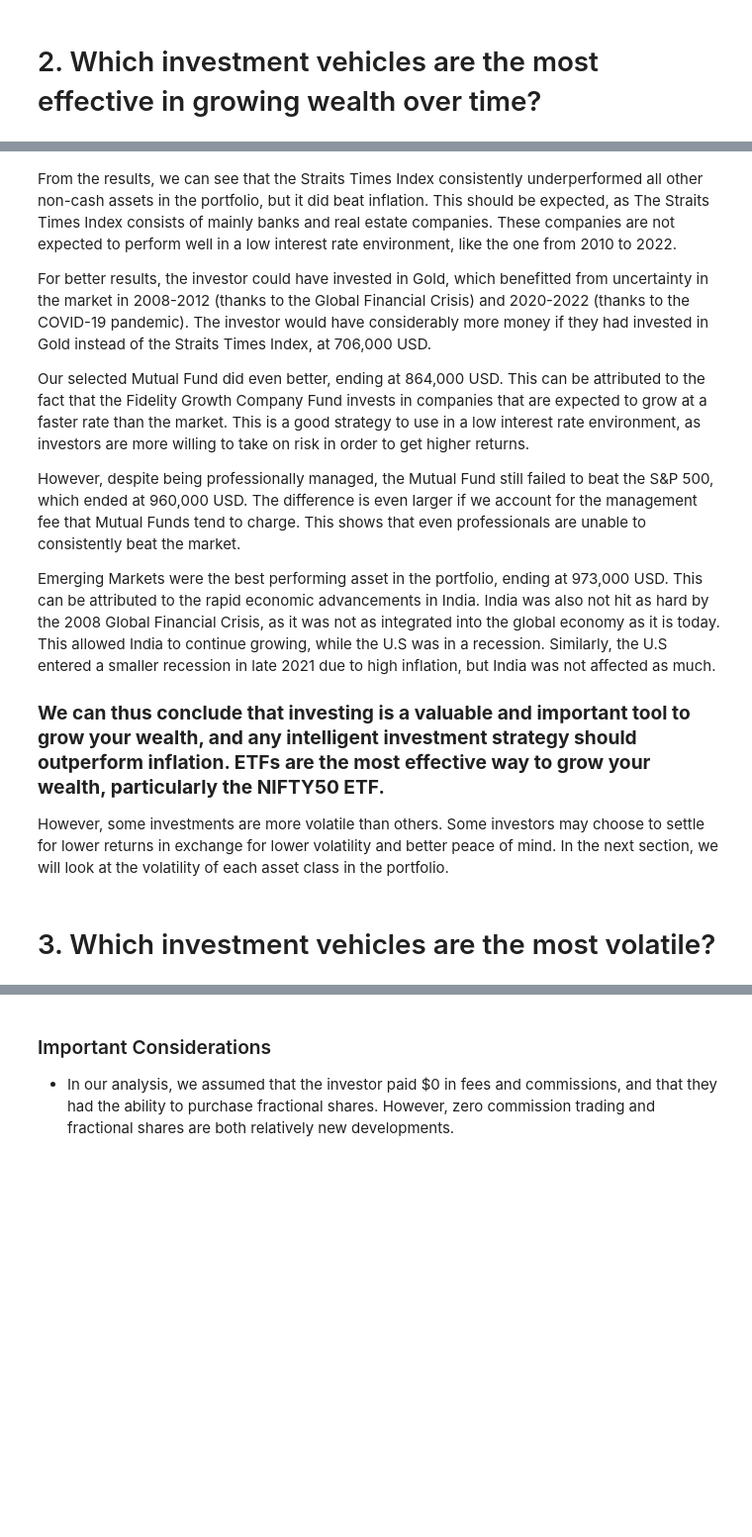
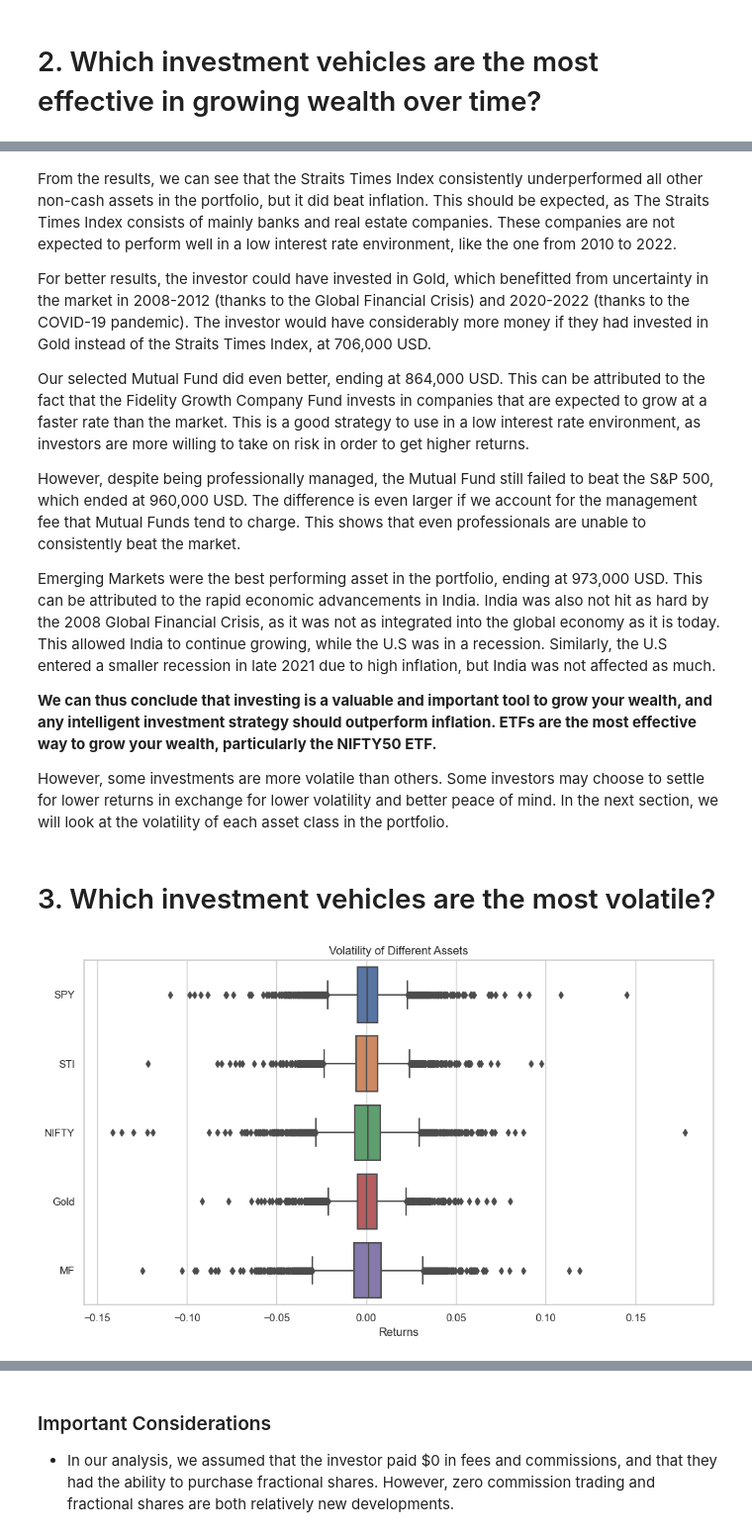
Before and after one commit to ConfuseIous/PDS-CA2, a Jupyter notebook: Main.ipynb, the cells around one changed output, grey strips where cells are left out. Shown at 99% size. Drawn from its saved outputs; the diff is of its cells as text; code cells hidden in the pictures; blank space fills up the shorter version.

```diff
--- a/Main.ipynb
+++ b/Main.ipynb
@@ -451,8 +450,28 @@ However, despite being professionally managed, the Mutual Fund still failed to b
 
 Emerging Markets were the best performing asset in the portfolio, ending at 973,000 USD. This can be attributed to the rapid economic advancements in India. India was also not hit as hard by the 2008 Global Financial Crisis, as it was not as integrated into the global economy as it is today. This allowed India to continue growing, while the U.S was in a recession. Similarly, the U.S entered a smaller recession in late 2021 due to high inflation, but India was not affected as much.
 
-### **We can thus conclude that investing is a valuable and important tool to grow your wealth, and any intelligent investment strategy should outperform inflation. ETFs are the most effective way to grow your wealth, particularly the NIFTY50 ETF.**
+**We can thus conclude that investing is a valuable and important tool to grow your wealth, and any intelligent investment strategy should outperform inflation. ETFs are the most effective way to grow your wealth, particularly the NIFTY50 ETF.**
 
 However, some investments are more volatile than others. Some investors may choose to settle for lower returns in exchange for lower volatility and better peace of mind. In the next section, we will look at the volatility of each asset class in the portfolio.
 # %% [markdown]
 # 3. Which investment vehicles are the most volatile?
+# %%
+# Calculate the daily returns for each asset
+returns = asset_data.drop('Date', axis=1).pct_change()
+
+# Calculate the standard deviation (volatility) for each asset
+volatility = returns.std()
+
+# Set the style for the plots using seaborn
+sns.set(style="whitegrid")
+
+# Create box plots for each asset on the same frame
+plt.figure(figsize=(10, 6))
+sns.boxplot(data=returns, orient="h")
+plt.title('Volatility of Different Assets')
+plt.xlabel('Returns')
+plt.tight_layout()
+
+plt.show()
+# %% [output]
+[figure, added]
```
Also changed, not shown: parts of 2 cells of this notebook.
